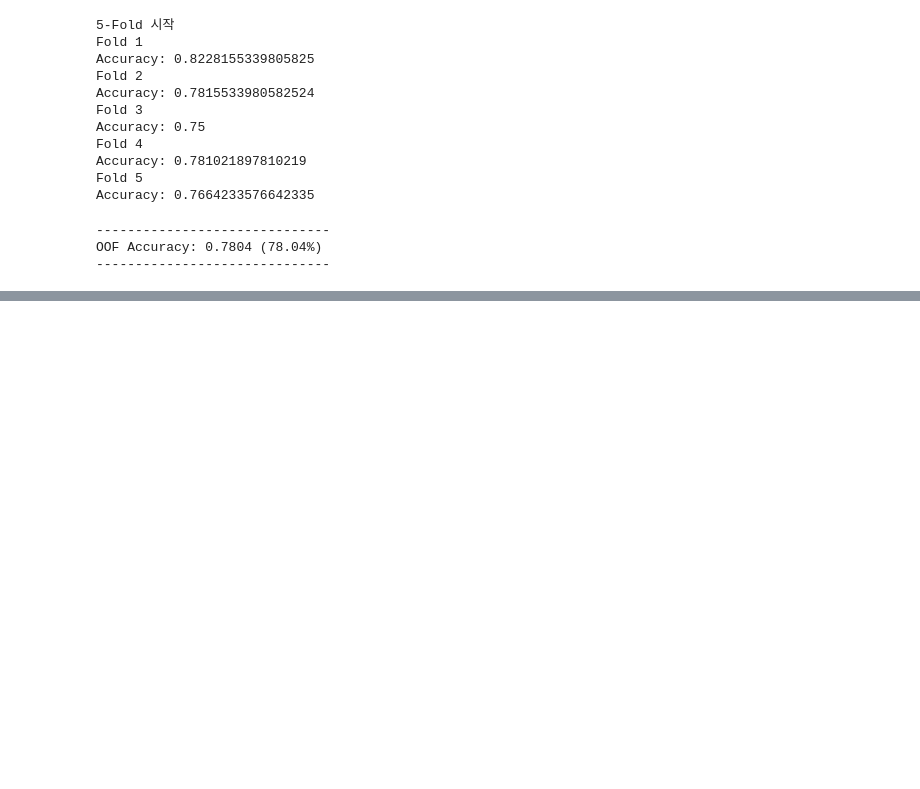
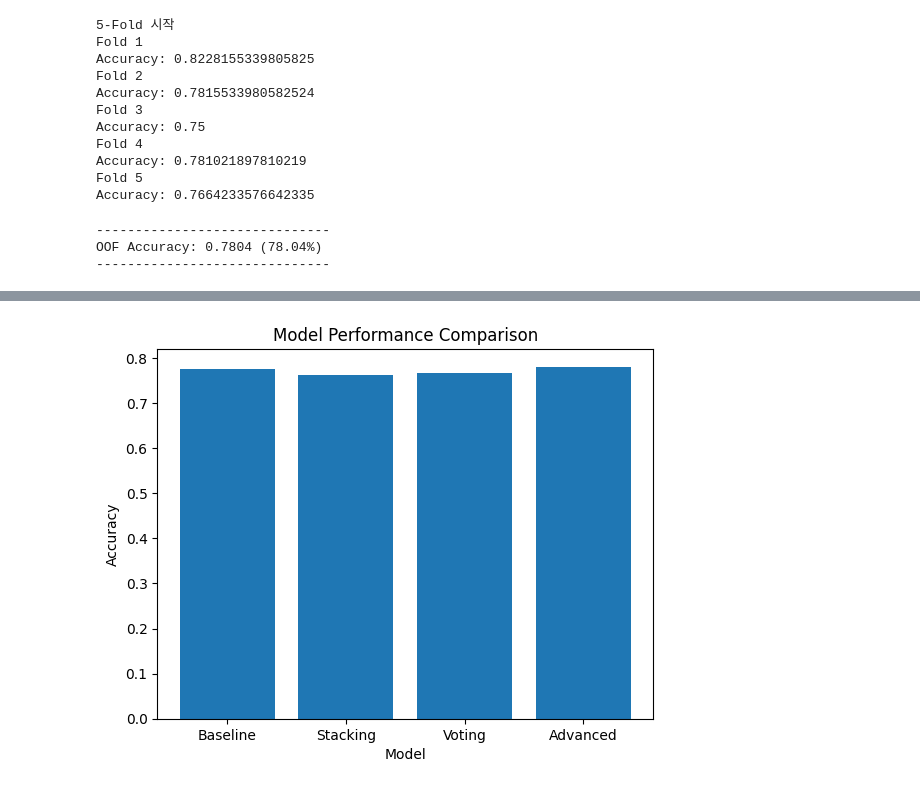
Before and after one commit to yendlessse/WeatherPrediction, a Jupyter notebook: WeatherPrediction02.ipynb, the cells around one changed output, grey strips where cells are left out. Drawn from its saved outputs; the diff is of its cells as text; code cells hidden in the pictures; blank space fills up the shorter version.

Commit message:
feat: 4 models

```diff
--- a/WeatherPrediction02.ipynb
+++ b/WeatherPrediction02.ipynb
@@ -560,0 +598,15 @@ OOF Accuracy: 0.7804 (78.04%)
+# %%
+import matplotlib.pyplot as plt
+
+models = ["Baseline", "Stacking", "Voting", "Advanced"]
+scores = [0.7754, 0.7628 ,0.7663 , 0.7804]
+
+plt.figure()
+plt.bar(models, scores)
+plt.title("Model Performance Comparison")
+plt.xlabel("Model")
+plt.ylabel("Accuracy")
+
+plt.show()
+# %% [output]
+[figure, added]
```
Also changed, not shown: parts of 2 cells of this notebook, 3 other files.
